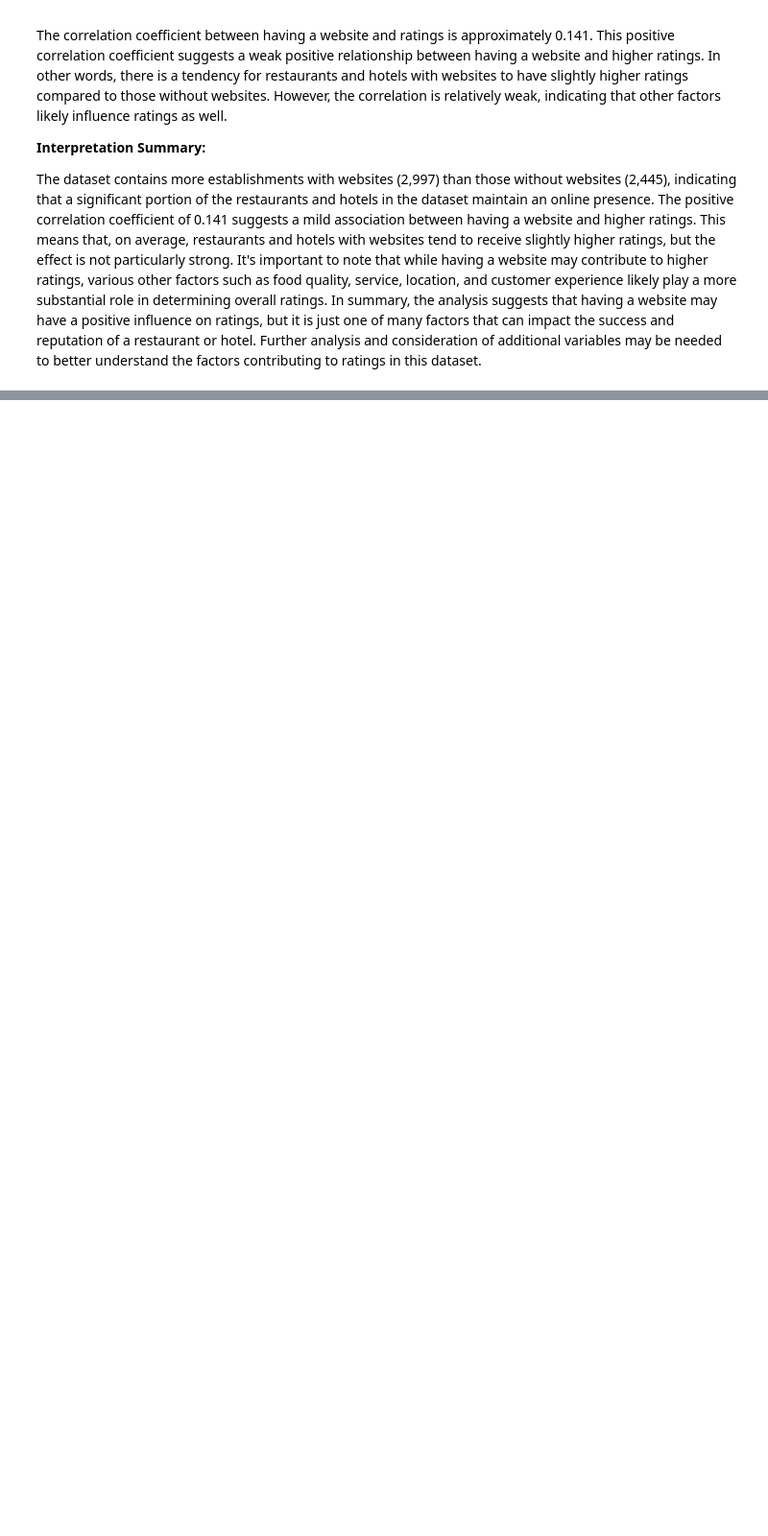
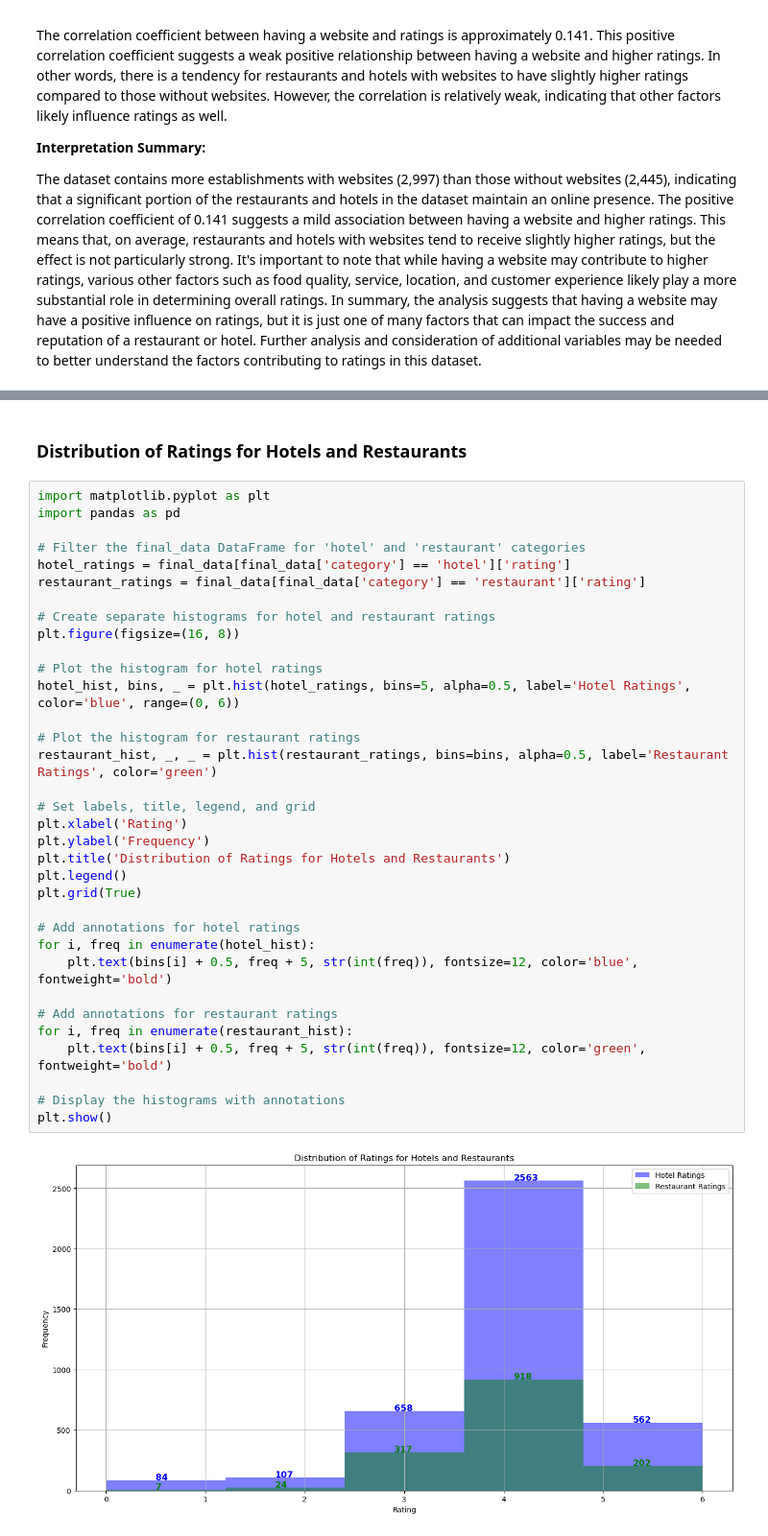
Before and after one commit to Ivan3864/Flavors-of-Kenya-The-Restaurant-Recommender, a Jupyter notebook: Notebook.ipynb, the cells around one changed output, grey strips where cells are left out. Shown at 96% size. Cells and saved outputs as stored; diff of their text form; blank space fills up the shorter version.

```diff
--- a/Notebook.ipynb
+++ b/Notebook.ipynb
@@ -687,0 +823,38 @@ In summary, the analysis suggests that having a website may have a positive infl
+# %% [markdown]
+### Distribution of Ratings for Hotels and Restaurants
+# %%
+import matplotlib.pyplot as plt
+import pandas as pd
+
+# Filter the final_data DataFrame for 'hotel' and 'restaurant' categories
+hotel_ratings = final_data[final_data['category'] == 'hotel']['rating']
+restaurant_ratings = final_data[final_data['category'] == 'restaurant']['rating']
+
+# Create separate histograms for hotel and restaurant ratings
+plt.figure(figsize=(16, 8))
+
+# Plot the histogram for hotel ratings
+hotel_hist, bins, _ = plt.hist(hotel_ratings, bins=5, alpha=0.5, label='Hotel Ratings', color='blue', range=(0, 6))
+
+# Plot the histogram for restaurant ratings
+restaurant_hist, _, _ = plt.hist(restaurant_ratings, bins=bins, alpha=0.5, label='Restaurant Ratings', color='green')
+
+# Set labels, title, legend, and grid
+plt.xlabel('Rating')
+plt.ylabel('Frequency')
+plt.title('Distribution of Ratings for Hotels and Restaurants')
+plt.legend()
+plt.grid(True)
+
+# Add annotations for hotel ratings
+for i, freq in enumerate(hotel_hist):
+    plt.text(bins[i] + 0.5, freq + 5, str(int(freq)), fontsize=12, color='blue', fontweight='bold')
+
+# Add annotations for restaurant ratings
+for i, freq in enumerate(restaurant_hist):
+    plt.text(bins[i] + 0.5, freq + 5, str(int(freq)), fontsize=12, color='green', fontweight='bold')
+
+# Display the histograms with annotations
+plt.show()
+# %% [output]
+[figure, added]
```
Also changed, not shown: parts of 13 cells of this notebook.
